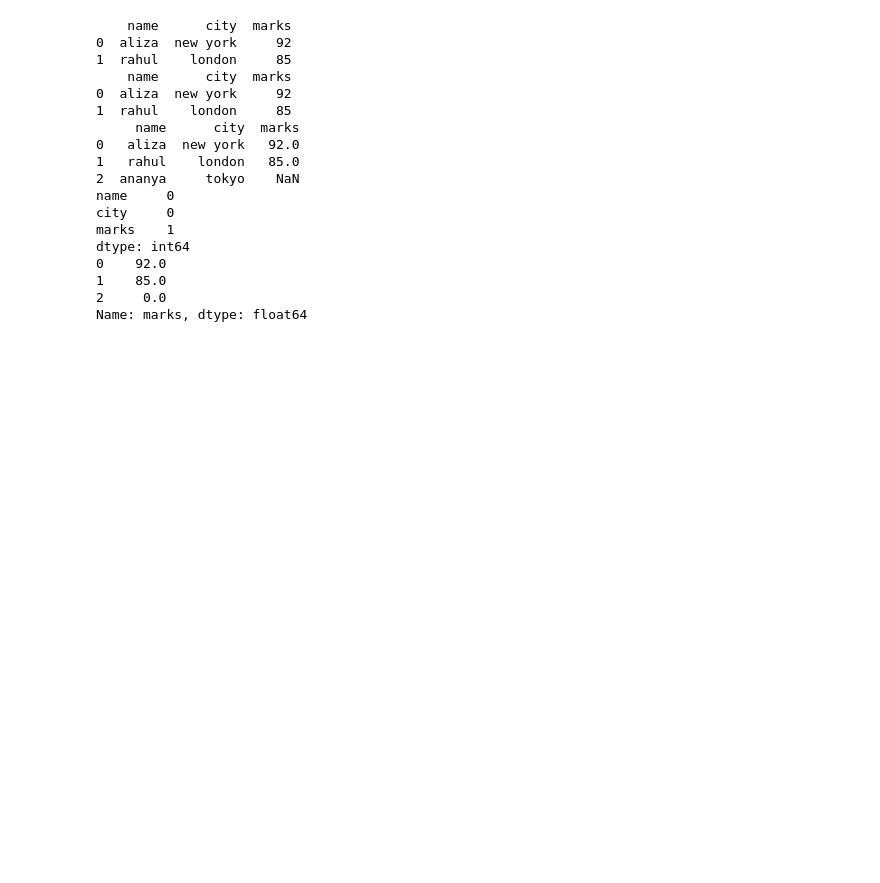
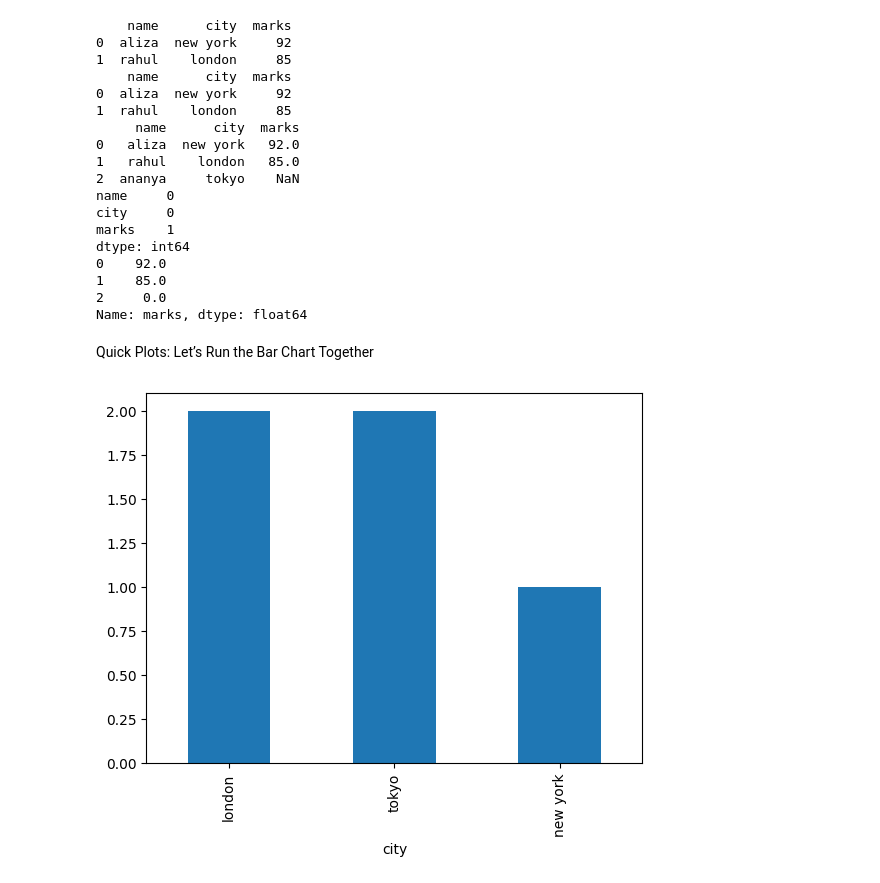
Before and after one commit to alizabetageri984-prog/Pandas-Learning, a Jupyter notebook: pandas.ipynb, the cells around one changed output. Saved outputs shown, nothing was run; the diff lists cells and outputs as text; code cells hidden in the pictures; blank space fills up the shorter version.

Commit message:
Update Pandas practice notebook

```diff
--- a/pandas.ipynb
+++ b/pandas.ipynb
@@ -827,3 +827,18 @@ dtype: int64
 1    85.0
 2     0.0
 Name: marks, dtype: float64
+# %% [markdown]
+Quick Plots: Let’s Run the Bar Chart Together
+# %%
+import pandas as pd
+import matplotlib.pyplot as plt
+
+df = pd.DataFrame({
+    "name": ["aliza", "rahul", "ananya", "kabir", "meera"],
+    "city": ["new york", "london", "tokyo", "london", "tokyo"]
+})
+
+df["city"].value_counts().plot(kind="bar")
+plt.show()
+# %% [output]
+[figure, added]
```
Also changed, not shown: parts of 3 cells of this notebook.
